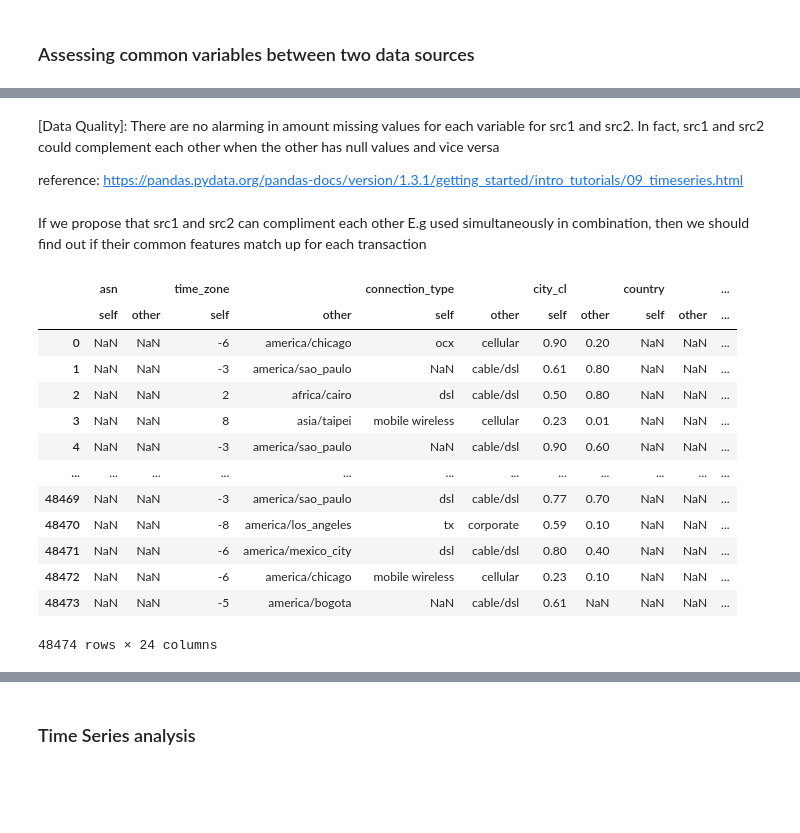
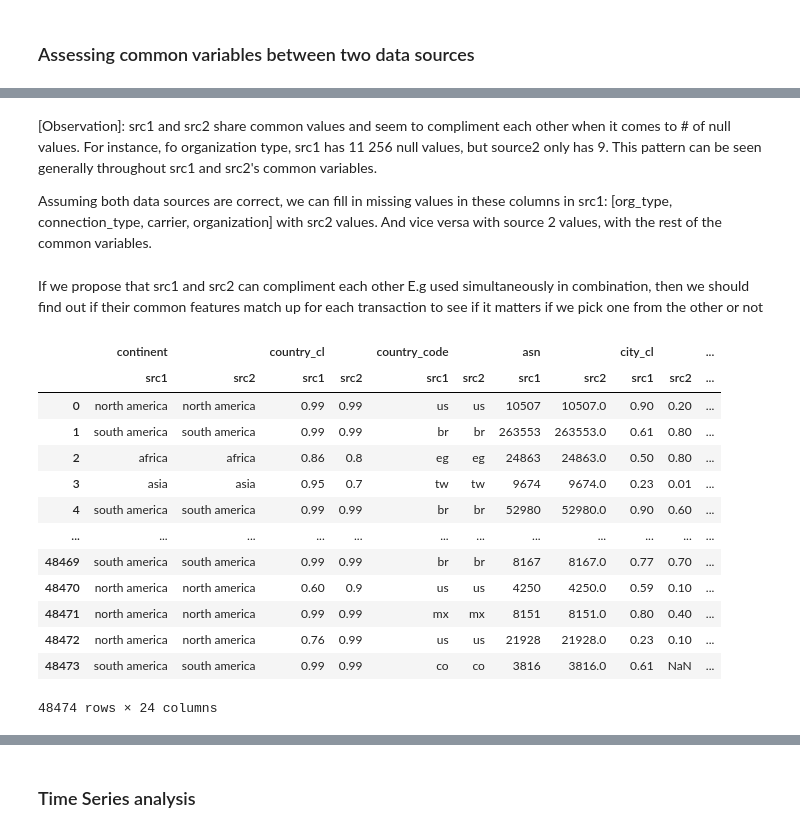
Before and after one commit to cgusti/EAD-fraud-detection, a Jupyter notebook: DS Take Home Project Practice.ipynb, the cells around one changed output, grey strips where cells are left out. Cells and saved outputs as stored; diff of their text form; code cells hidden in the pictures; blank space fills up the shorter version.

```diff
--- a/DS Take Home Project Practice.ipynb
+++ b/DS Take Home Project Practice.ipynb
@@ -338,9 +392,9 @@ dtype: int64
 # %% [markdown]
-[Data Quality]: There are no alarming in amount missing values for each variable for src1 and src2. In fact, src1 and src2 could complement each other when the other has null values and vice versa
+[Observation]: src1 and src2 share common values and seem to compliment each other when it comes to # of null values. For instance, fo organization type, src1 has 11 256 null values, but source2 only has 9. This pattern can be seen generally throughout src1 and src2's common variables.
 
-reference: https://pandas.pydata.org/pandas-docs/version/1.3.1/getting_started/intro_tutorials/09_timeseries.html
+Assuming both data sources are correct, we can fill in missing values in these columns in src1: [org_type, connection_type, carrier, organization] with src2 values. And vice versa with source 2 values, with the rest of the common variables.
 # %% [markdown]
-If we propose that src1 and src2 can compliment each other E.g used simultaneously in combination, then we should find out if their common features match up for each transaction
+If we propose that src1 and src2 can compliment each other E.g used simultaneously in combination, then we should find out if their common features match up for each transaction to see if it matters if we pick one from the other or not
 # %%
 src1_common_vars = src1[[common_var+'_source1'for common_var in common_list]]
 src2_common_vars = src2[[common_var+'_source2'for common_var in common_list]]
@@ -348,24 +402,23 @@ src1_common_vars.columns = common_list
 src2_common_vars.columns = common_list
 # %%
 # src1_common_vars.compare(src1_common_vars, keep_equal=True).to_csv('same_column_analysis.csv')
-compare_result=src1_common_vars.compare(src2_common_vars, keep_equal=True)
+compare_result=src1_common_vars.compare(src2_common_vars, keep_equal=True, result_names=('src1', 'src2'))
+compare_result
+# %% [output]
+|  | continent |  | country_cl |  | country_code |  | asn |  | city_cl |  | ... |
+|  | src1 | src2 | src1 | src2 | src1 | src2 | src1 | src2 | src1 | src2 | ... |
+| 0 | north america | north america | 0.99 | 0.99 | us | us | 10507 | 10507.0 | 0.90 | 0.20 | ... |
+| 1 | south america | south america | 0.99 | 0.99 | br | br | 263553 | 263553.0 | 0.61 | 0.80 | ... |
+| 2 | africa | africa | 0.86 | 0.8 | eg | eg | 24863 | 24863.0 | 0.50 | 0.80 | ... |
+| 3 | asia | asia | 0.95 | 0.7 | tw | tw | 9674 | 9674.0 | 0.23 | 0.01 | ... |
+| 4 | south america | south america | 0.99 | 0.99 | br | br | 52980 | 52980.0 | 0.90 | 0.60 | ... |
+| ... | ... | ... | ... | ... | ... | ... | ... | ... | ... | ... | ... |
+| 48469 | south america | south america | 0.99 | 0.99 | br | br | 8167 | 8167.0 | 0.77 | 0.70 | ... |
+| 48470 | north america | north america | 0.60 | 0.9 | us | us | 4250 | 4250.0 | 0.59 | 0.10 | ... |
+| 48471 | north america | north america | 0.99 | 0.99 | mx | mx | 8151 | 8151.0 | 0.80 | 0.40 | ... |
+| 48472 | north america | north america | 0.76 | 0.99 | us | us | 21928 | 21928.0 | 0.23 | 0.10 | ... |
+| 48473 | south america | south america | 0.99 | 0.99 | co | co | 3816 | 3816.0 | 0.61 | NaN | ... |
+48474 rows × 24 columns
-# %%
-src1_common_vars.compare(src2_common_vars)
-# %% [output]
-|  | asn |  | time_zone |  | connection_type |  | city_cl |  | country |  | ... |
-|  | self | other | self | other | self | other | self | other | self | other | ... |
-| 0 | NaN | NaN | -6 | america/chicago | ocx | cellular | 0.90 | 0.20 | NaN | NaN | ... |
-| 1 | NaN | NaN | -3 | america/sao_paulo | NaN | cable/dsl | 0.61 | 0.80 | NaN | NaN | ... |
-| 2 | NaN | NaN | 2 | africa/cairo | dsl | cable/dsl | 0.50 | 0.80 | NaN | NaN | ... |
-| 3 | NaN | NaN | 8 | asia/taipei | mobile wireless | cellular | 0.23 | 0.01 | NaN | NaN | ... |
-| 4 | NaN | NaN | -3 | america/sao_paulo | NaN | cable/dsl | 0.90 | 0.60 | NaN | NaN | ... |
-| ... | ... | ... | ... | ... | ... | ... | ... | ... | ... | ... | ... |
-| 48469 | NaN | NaN | -3 | america/sao_paulo | dsl | cable/dsl | 0.77 | 0.70 | NaN | NaN | ... |
-| 48470 | NaN | NaN | -8 | america/los_angeles | tx | corporate | 0.59 | 0.10 | NaN | NaN | ... |
-| 48471 | NaN | NaN | -6 | america/mexico_city | dsl | cable/dsl | 0.80 | 0.40 | NaN | NaN | ... |
-| 48472 | NaN | NaN | -6 | america/chicago | mobile wireless | cellular | 0.23 | 0.10 | NaN | NaN | ... |
-| 48473 | NaN | NaN | -5 | america/bogota | NaN | cable/dsl | 0.61 | NaN | NaN | NaN | ... |
-48474 rows × 24 columns
 # %%
 dict_ = {}
 for feat in common_list:
```
Also changed, not shown: parts of 88 cells of this notebook, 6 other files.
